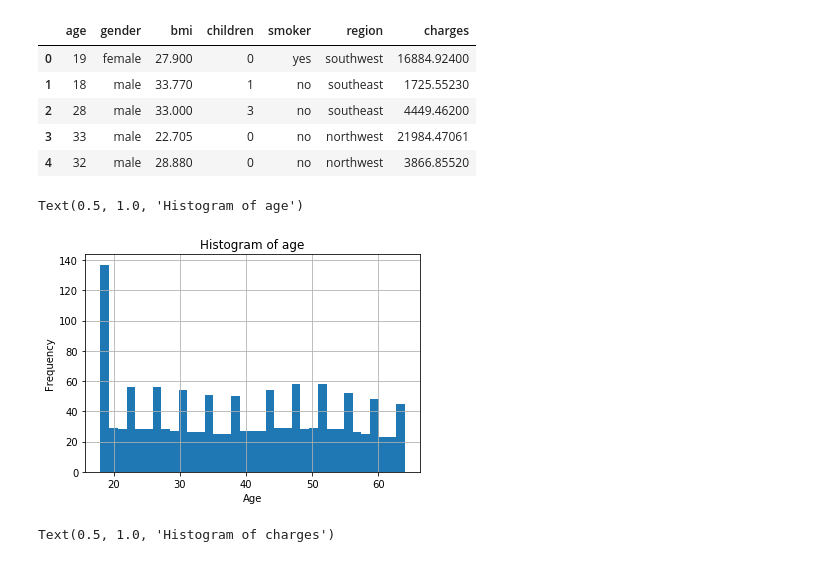
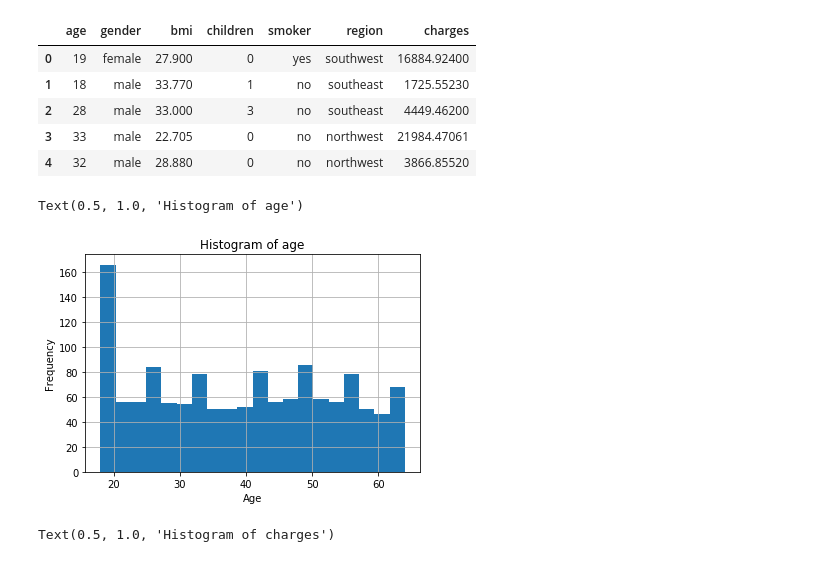
Before and after one commit to sohanlal1234/machine-learning, a Jupyter notebook: demos/Day 1 - visualization.ipynb, the cells around one changed output. Drawn from its saved outputs; the diff is of its cells as text; code cells hidden in the pictures.

```diff
--- a/demos/Day 1 - visualization.ipynb
+++ b/demos/Day 1 - visualization.ipynb
@@ -15,13 +15,13 @@ import matplotlib.pyplot as plt
 # %%
 %matplotlib inline
 # %%
-df.age.hist(bins = 35)
+df.age.hist(bins = 20)
 plt.xlabel("Age")
 plt.ylabel("Frequency")
 plt.title("Histogram of age")
 # %% [output]
 Text(0.5, 1.0, 'Histogram of age')
-[figure, old version]
+[figure, new version]
 # %%
 df.charges.hist(bins = 35)
 plt.xlabel("Charges")
```
Also changed, not shown: 2 other files.
